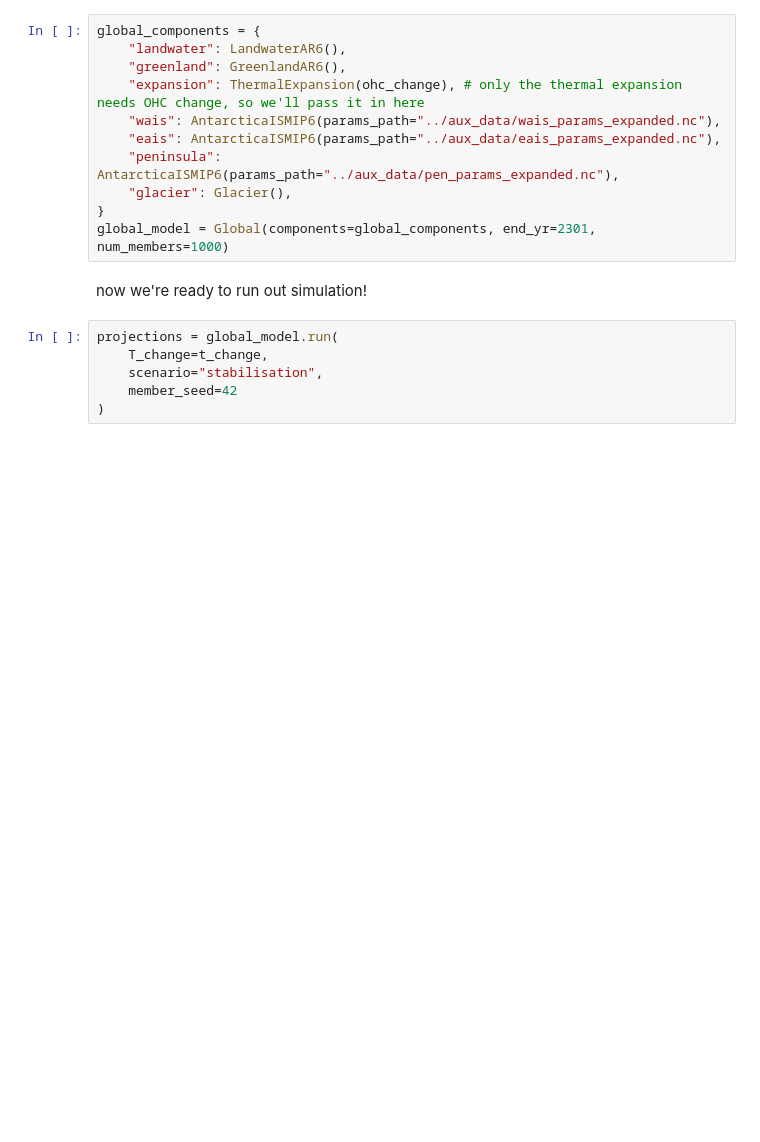
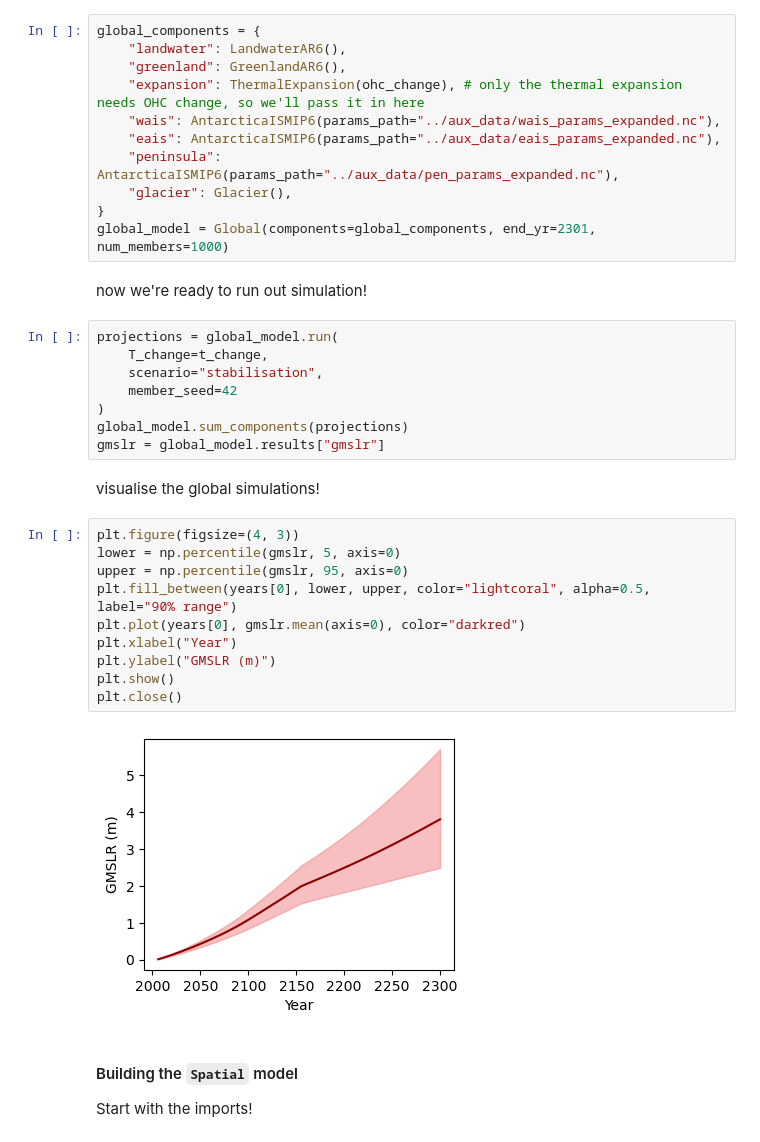
Before and after one commit to MetOffice/ProFSea-tool, a Jupyter notebook: profsea/tutorial_notebooks/worked_example.ipynb, the cells around one changed output. Drawn from its saved outputs; the diff is of its cells as text; blank space fills up the shorter version.

```diff
--- a/profsea/tutorial_notebooks/worked_example.ipynb
+++ b/profsea/tutorial_notebooks/worked_example.ipynb
@@ -87,3 +87,23 @@ projections = global_model.run(
     scenario="stabilisation",
     member_seed=42
 )
+global_model.sum_components(projections)
+gmslr = global_model.results["gmslr"]
+# %% [markdown]
+visualise the global simulations!
+# %%
+plt.figure(figsize=(4, 3))
+lower = np.percentile(gmslr, 5, axis=0)
+upper = np.percentile(gmslr, 95, axis=0)
+plt.fill_between(years[0], lower, upper, color="lightcoral", alpha=0.5, label="90% range")
+plt.plot(years[0], gmslr.mean(axis=0), color="darkred")
+plt.xlabel("Year")
+plt.ylabel("GMSLR (m)")
+plt.show()
+plt.close()
+# %% [output]
+[figure, added]
+# %% [markdown]
+#### Building the `Spatial` model
+
+Start with the imports!
```
Also changed, not shown: parts of 4 cells of this notebook, 2 other files.
